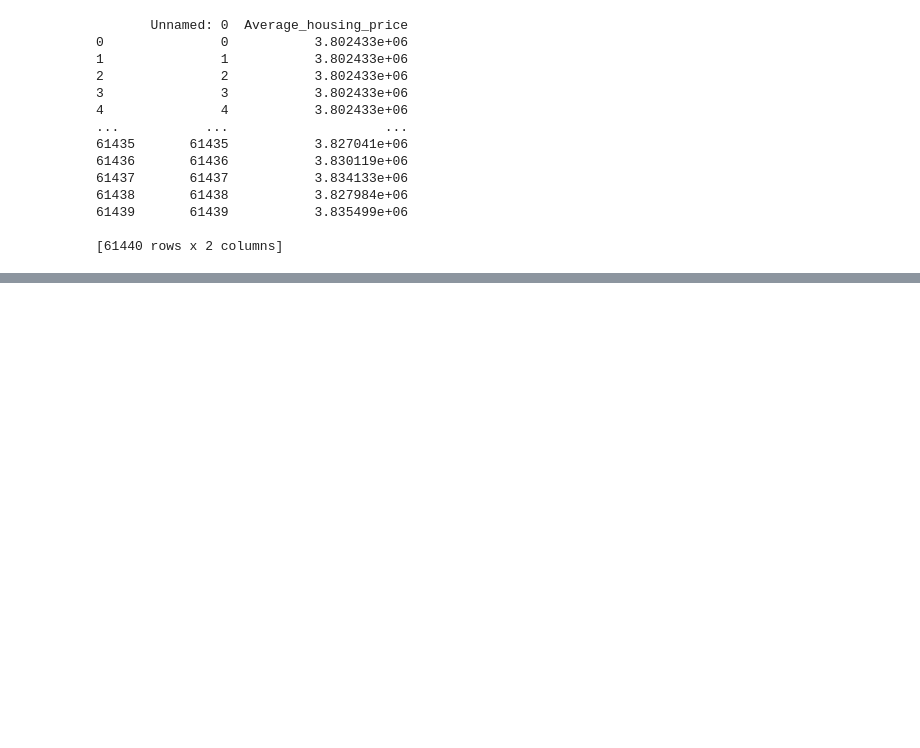
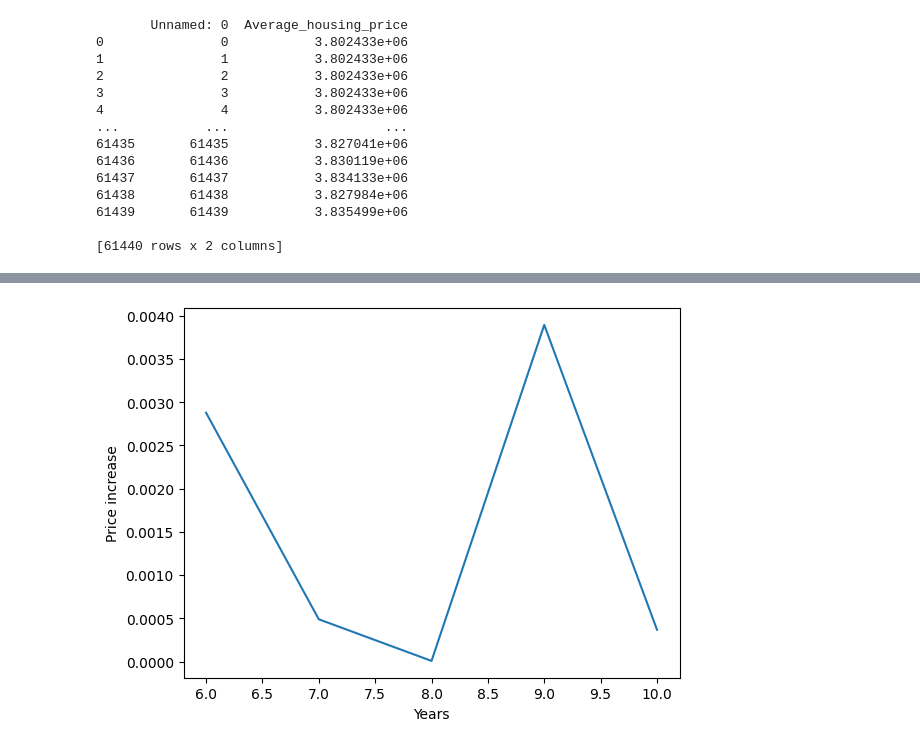
Before and after one commit to pmchrist/ABM-Housing-Pricing, a Jupyter notebook: analysis/simulations_for_SA_results_reader.ipynb, the cells around one changed output, grey strips where cells are left out. Cells and saved outputs as stored; diff of their text form; code cells hidden in the pictures; blank space fills up the shorter version.

```diff
--- a/analysis/simulations_for_SA_results_reader.ipynb
+++ b/analysis/simulations_for_SA_results_reader.ipynb
@@ -713,0 +844,38 @@ plt.show()
+# %%
+steps = [5, 6, 7, 8, 9, 10]
+outputs_price = []
+error_price = []
+counter = 0
+
+for element in steps:
+    temp_outputs_price = []
+    for i in range(1, 16800):
+
+        #print(round(df_ofat2['noise'][i], 3))
+        if df_ofat['Step'][i] == element and df_ofat['housing_growth_rate'][i] == 1.01 and df_ofat['population_growth_rate'][i] == 1.01 and df_ofat['noise'][i] == 0.0 and df_ofat['weight_materialistic'][i] == 0.5 and df_ofat['contentment_threshold'][i] == 0.75 and df_ofat['num_houses'][i] == 0.001 and df_ofat['start_money_multiplier_newcomers'][i] == 2 and df_ofat['start_money_multiplier'][i] == 2:
+            #counter += 1
+
+            average_house_price = df_ofat['average_house_price_Centrum'][i] + df_ofat['average_house_price_Oost'][i] + df_ofat['average_house_price_NieuwWest'][i] + df_ofat['average_house_price_Zuidoost'][i] + df_ofat['average_house_price_Noord'][i] + df_ofat['average_house_price_West'][i] + df_ofat['average_house_price_Zuid'][i]
+
+            temp_outputs_price.append(average_house_price / 7)
+            counter += 1
+
+    outputs_price.append(np.mean(temp_outputs_price))
+    error_price.append(np.std(temp_outputs_price))
+
+
+
+increase_price = []
+for i in range(1, 6):
+    increase = (outputs_price[i] - outputs_price[i - 1]) / outputs_price[i - 1] * 100
+    increase_price.append(increase)
+
+steps.pop(0)
+
+plt.plot(steps, increase_price)
+#plt.errorbar(steps, outputs_price, yerr=error_price, fmt="o")
+plt.xlabel('Years')
+plt.ylabel('Price increase')
+plt.show()
+# %% [output]
+[figure, added]
```
Also changed, not shown: parts of 4 cells of this notebook, 1 other file.
